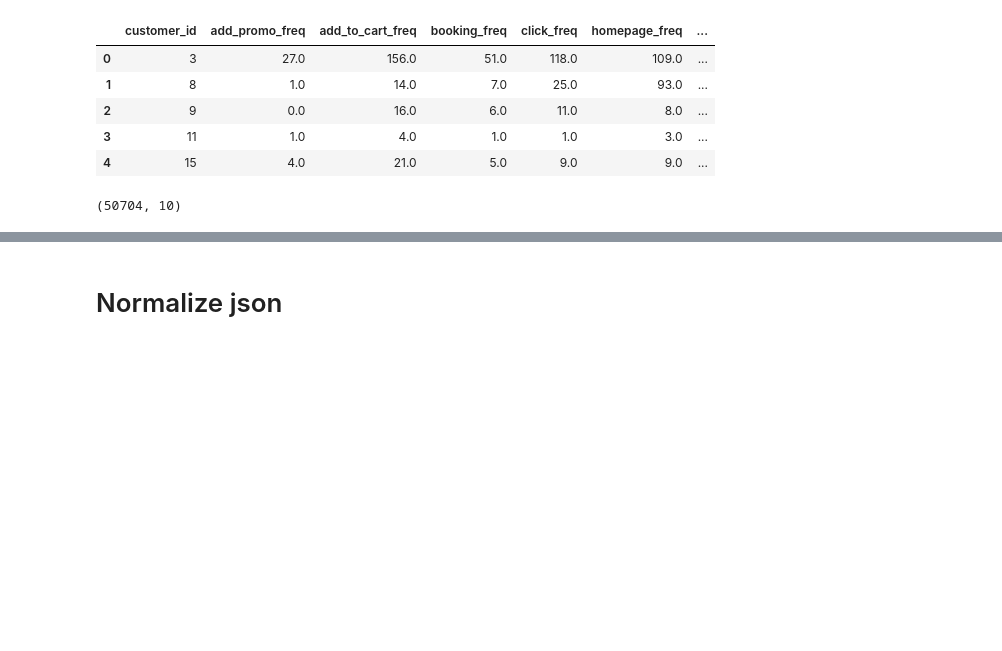
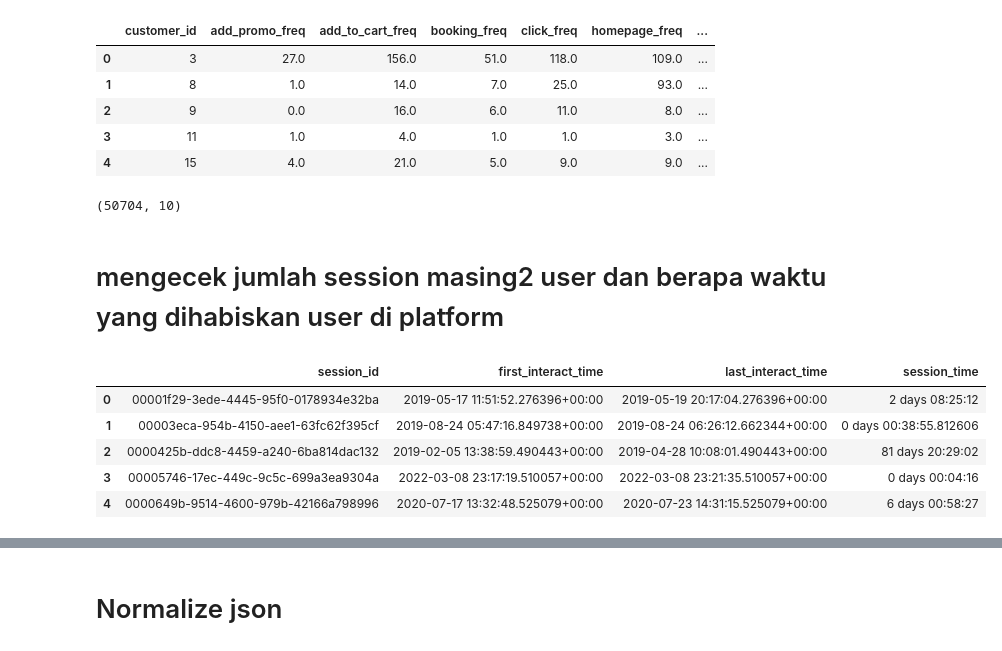
Before and after one commit to latifaahu/kaggle-fp, a Jupyter notebook: coba-week2.ipynb, the cells around one changed output, grey strips where cells are left out. Saved outputs shown, nothing was run; the diff lists cells and outputs as text; code cells hidden in the pictures; blank space fills up the shorter version.

```diff
--- a/coba-week2.ipynb
+++ b/coba-week2.ipynb
@@ -323,3 +323,5 @@ total_event.head()
 total_event.shape
 # %% [output]
 (50704, 10)
+# %% [markdown]
+# mengecek jumlah session masing2 user dan berapa waktu yang dihabiskan user di platform
@@ -325,0 +349,9 @@ total_event.shape
+# %%
+session_time.head()
+# %% [output]
+|  | session_id | first_interact_time | last_interact_time | session_time |
+| 0 | 00001f29-3ede-4445-95f0-0178934e32ba | 2019-05-17 11:51:52.276396+00:00 | 2019-05-19 20:17:04.276396+00:00 | 2 days 08:25:12 |
+| 1 | 00003eca-954b-4150-aee1-63fc62f395cf | 2019-08-24 05:47:16.849738+00:00 | 2019-08-24 06:26:12.662344+00:00 | 0 days 00:38:55.812606 |
+| 2 | 0000425b-ddc8-4459-a240-6ba814dac132 | 2019-02-05 13:38:59.490443+00:00 | 2019-04-28 10:08:01.490443+00:00 | 81 days 20:29:02 |
+| 3 | 00005746-17ec-449c-9c5c-699a3ea9304a | 2022-03-08 23:17:19.510057+00:00 | 2022-03-08 23:21:35.510057+00:00 | 0 days 00:04:16 |
+| 4 | 0000649b-9514-4600-979b-42166a798996 | 2020-07-17 13:32:48.525079+00:00 | 2020-07-23 14:31:15.525079+00:00 | 6 days 00:58:27 |
```
Also changed, not shown: parts of 11 cells of this notebook.
